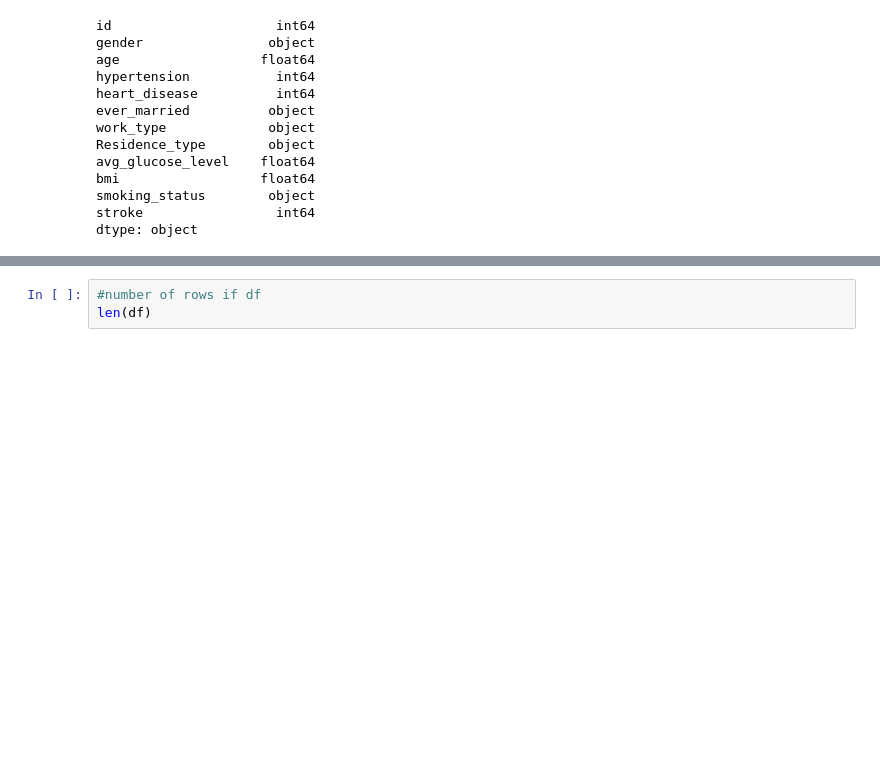
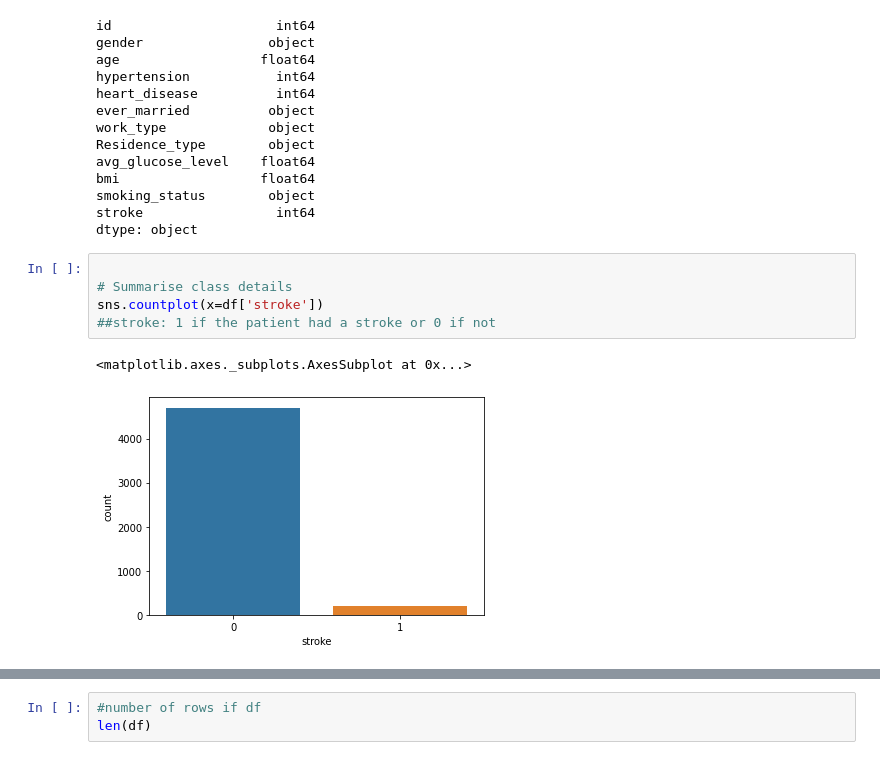
Before and after one commit to YazCodes/stroke-prediction-DNN, a Jupyter notebook: Stroke_Prediction.ipynb, the cells around one changed output, grey strips where cells are left out. Saved outputs shown, nothing was run; the diff lists cells and outputs as text; blank space fills up the shorter version.

```diff
--- a/Stroke_Prediction.ipynb
+++ b/Stroke_Prediction.ipynb
@@ -168,3 +157,11 @@ bmi                  float64
 smoking_status        object
 stroke                 int64
 dtype: object
+# %%
+
+# Summarise class details
+sns.countplot(x=df['stroke'])
+##stroke: 1 if the patient had a stroke or 0 if not
+# %% [output]
+<matplotlib.axes._subplots.AxesSubplot at 0x...>
+[figure, added]
```
Also changed, not shown: parts of 13 cells of this notebook.
